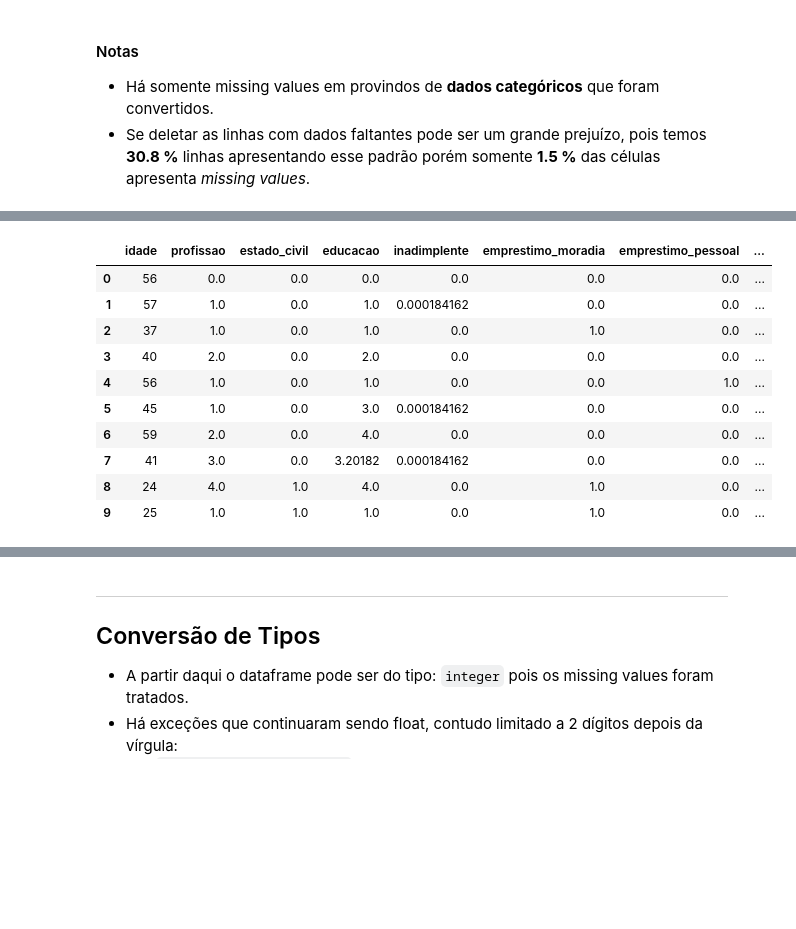
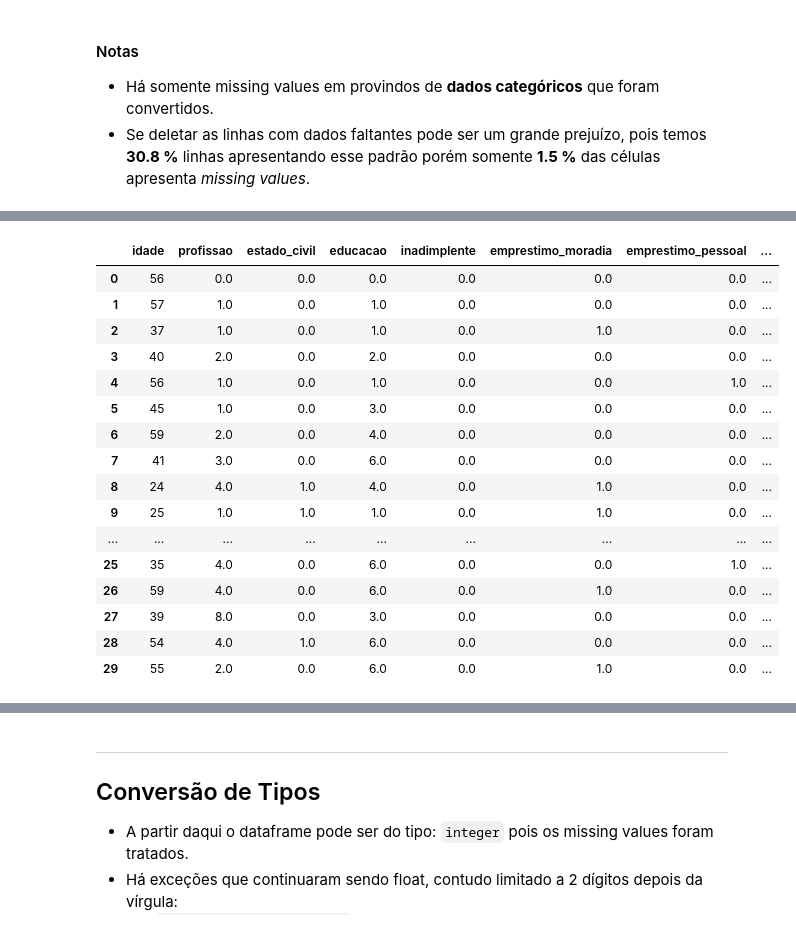
Before and after one commit to brunocampos01/predict-which-customers-a-call-center-should-contact, a Jupyter notebook: notebooks/1-analise-exploratoria.ipynb, the cells around one changed output, grey strips where cells are left out. Cells and saved outputs as stored; diff of their text form; code cells hidden in the pictures; blank space fills up the shorter version.

```diff
--- a/notebooks/1-analise-exploratoria.ipynb
+++ b/notebooks/1-analise-exploratoria.ipynb
@@ -408,6 +413,11 @@ PERCENTAGE [<class 'object'>] in dataframe: 55.0 %
 | freq | 10422 | 24928 | 12168 | 32588 | 21576 | 33950 | 26144 | ... |
 # %% [markdown]
 - Persistir as colunas em suas respectivas listas
+# %%
+list_categorical_col = get_col(df=df_callcenter,
+                               type_descr=np.object)
+list_columns = get_col(df=df_callcenter,
+                       type_descr=[np.object, np.number])
 # %% [markdown]
 ---
 
@@ -557,8 +567,0 @@ Type column resultado: int64
-# %%
-# numerical
-list_numerical_col = get_col(df_callcenter, np.number)
-display(list_numerical_col)
-
-# categorical
-list_categorical_col = get_col(df_callcenter, np.object)
-display(list_categorical_col)
@@ -755,5 +684,6 @@ msno.matrix(unsorted_data,
 # %%
 %%timeit
 
-[df_callcenter.fillna(df_callcenter.mean(), inplace=True) for col in df_callcenter.columns]
+for column in df_callcenter[list_categorical_col]:
+    df_callcenter[column].fillna(df_callcenter[column].mode()[0], inplace=True)
 # %% [output]
@@ -761,15 +691,21 @@ msno.matrix(unsorted_data,
 # %%
 # Check result
-df_callcenter.head(10)
+df_callcenter.head(30)
 # %% [output]
 |  | idade | profissao | estado_civil | educacao | inadimplente | emprestimo_moradia | emprestimo_pessoal | ... |
 | 0 | 56 | 0.0 | 0.0 | 0.0 | 0.0 | 0.0 | 0.0 | ... |
-| 1 | 57 | 1.0 | 0.0 | 1.0 | 0.000184162 | 0.0 | 0.0 | ... |
+| 1 | 57 | 1.0 | 0.0 | 1.0 | 0.0 | 0.0 | 0.0 | ... |
 | 2 | 37 | 1.0 | 0.0 | 1.0 | 0.0 | 1.0 | 0.0 | ... |
 | 3 | 40 | 2.0 | 0.0 | 2.0 | 0.0 | 0.0 | 0.0 | ... |
 | 4 | 56 | 1.0 | 0.0 | 1.0 | 0.0 | 0.0 | 1.0 | ... |
-| 5 | 45 | 1.0 | 0.0 | 3.0 | 0.000184162 | 0.0 | 0.0 | ... |
+| 5 | 45 | 1.0 | 0.0 | 3.0 | 0.0 | 0.0 | 0.0 | ... |
 | 6 | 59 | 2.0 | 0.0 | 4.0 | 0.0 | 0.0 | 0.0 | ... |
-| 7 | 41 | 3.0 | 0.0 | 3.20182 | 0.000184162 | 0.0 | 0.0 | ... |
+| 7 | 41 | 3.0 | 0.0 | 6.0 | 0.0 | 0.0 | 0.0 | ... |
 | 8 | 24 | 4.0 | 1.0 | 4.0 | 0.0 | 1.0 | 0.0 | ... |
 | 9 | 25 | 1.0 | 1.0 | 1.0 | 0.0 | 1.0 | 0.0 | ... |
+| ... | ... | ... | ... | ... | ... | ... | ... | ... |
+| 25 | 35 | 4.0 | 0.0 | 6.0 | 0.0 | 0.0 | 1.0 | ... |
+| 26 | 59 | 4.0 | 0.0 | 6.0 | 0.0 | 1.0 | 0.0 | ... |
+| 27 | 39 | 8.0 | 0.0 | 3.0 | 0.0 | 0.0 | 0.0 | ... |
+| 28 | 54 | 4.0 | 1.0 | 6.0 | 0.0 | 0.0 | 0.0 | ... |
+| 29 | 55 | 2.0 | 0.0 | 6.0 | 0.0 | 1.0 | 0.0 | ... |
```
Also changed, not shown: parts of 39 cells of this notebook, 11 other files.
